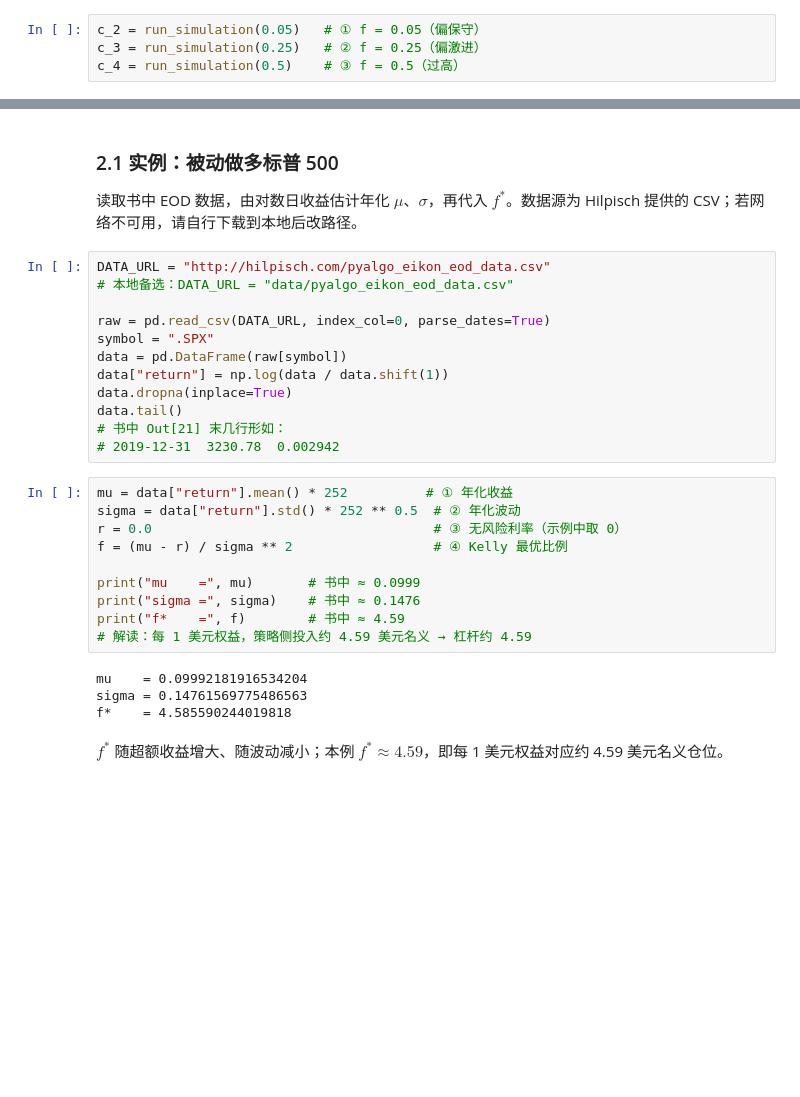
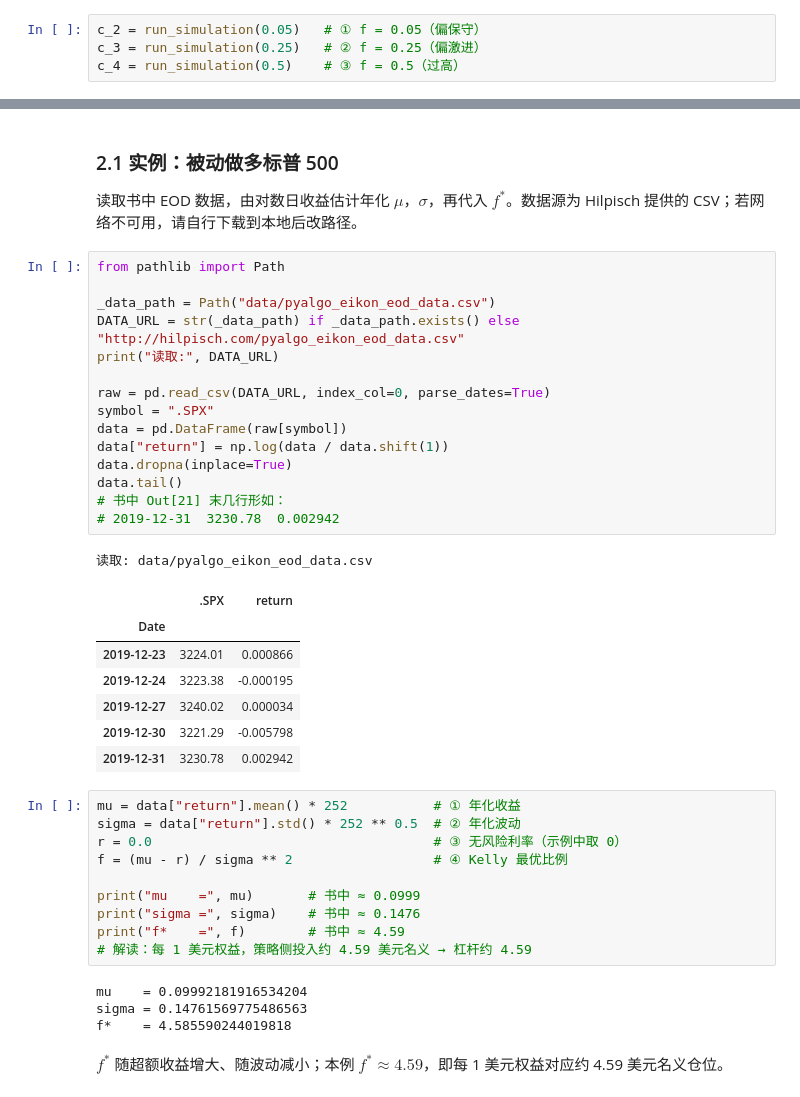
Before and after one commit to zhaojinting2020/quant-trading-learning-path, a Jupyter notebook: attachments/Python-算法交易学习笔记-Cpv4djLFwoWd2CxiXgsc4laSn2f/code/Capital_Management_Kelly.ipynb, the cells around one changed output, grey strips where cells are left out. Drawn from its saved outputs; the diff is of its cells as text; blank space fills up the shorter version.

```diff
--- a/attachments/Python-算法交易学习笔记-Cpv4djLFwoWd2CxiXgsc4laSn2f/code/Capital_Management_Kelly.ipynb
+++ b/attachments/Python-算法交易学习笔记-Cpv4djLFwoWd2CxiXgsc4laSn2f/code/Capital_Management_Kelly.ipynb
@@ -110,21 +111,33 @@ plt.show()
 # %% [markdown]
 ### 2.1 实例：被动做多标普 500
 
-读取书中 EOD 数据，由对数日收益估计年化 $\mu$、$\sigma$，再代入 $f^*$。数据源为 Hilpisch 提供的 CSV；若网络不可用，请自行下载到本地后改路径。
+读取书中 EOD 数据，由对数日收益估计年化 $\mu$，$\sigma$，再代入 $f^*$。数据源为 Hilpisch 提供的 CSV；若网络不可用，请自行下载到本地后改路径。
 # %%
-DATA_URL = "http://hilpisch.com/pyalgo_eikon_eod_data.csv"
-# 本地备选：DATA_URL = "data/pyalgo_eikon_eod_data.csv"
+from pathlib import Path
+
+_data_path = Path("data/pyalgo_eikon_eod_data.csv")
+DATA_URL = str(_data_path) if _data_path.exists() else "http://hilpisch.com/pyalgo_eikon_eod_data.csv"
+print("读取:", DATA_URL)
 
 raw = pd.read_csv(DATA_URL, index_col=0, parse_dates=True)
 symbol = ".SPX"
 data = pd.DataFrame(raw[symbol])
 data["return"] = np.log(data / data.shift(1))
 data.dropna(inplace=True)
 data.tail()
 # 书中 Out[21] 末几行形如：
 # 2019-12-31  3230.78  0.002942
+# %% [output]
+读取: data/pyalgo_eikon_eod_data.csv
+|  | .SPX | return |
+| Date |  |  |
+| 2019-12-23 | 3224.01 | 0.000866 |
+| 2019-12-24 | 3223.38 | -0.000195 |
+| 2019-12-27 | 3240.02 | 0.000034 |
+| 2019-12-30 | 3221.29 | -0.005798 |
+| 2019-12-31 | 3230.78 | 0.002942 |
 # %%
-mu = data["return"].mean() * 252          # ① 年化收益
+mu = data["return"].mean() * 252           # ① 年化收益
 sigma = data["return"].std() * 252 ** 0.5  # ② 年化波动
 r = 0.0                                    # ③ 无风险利率（示例中取 0）
 f = (mu - r) / sigma ** 2                  # ④ Kelly 最优比例
```
Also changed, not shown: parts of 9 cells of this notebook, 25 other files.
